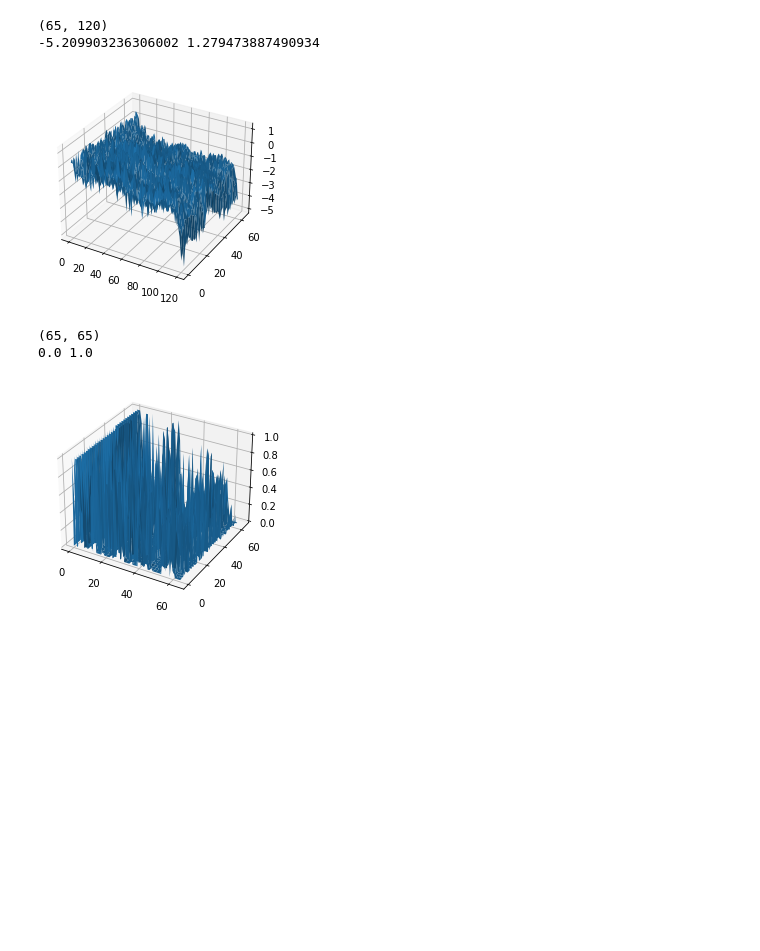
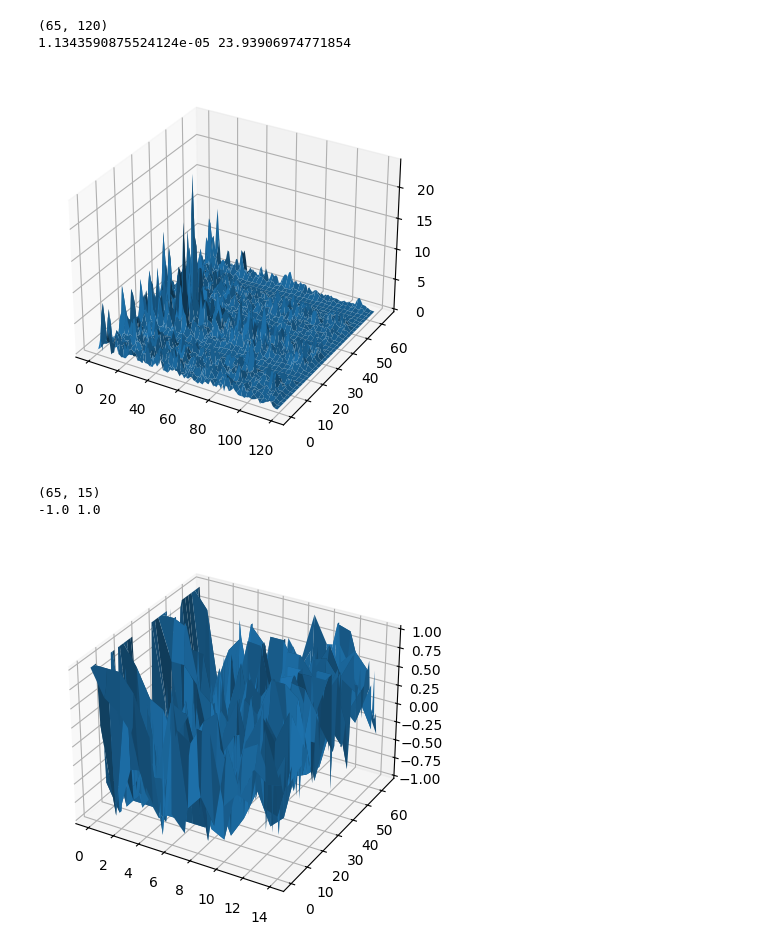
Before and after one commit to vu-a3em/a3em-clustering, a Jupyter notebook: mfcc-testing.ipynb, the cells around one changed output. Drawn from its saved outputs; the diff is of its cells as text; code cells hidden in the pictures; blank space fills up the shorter version.

Commit message:
update mfcc gen and models

```diff
--- a/mfcc-testing.ipynb
+++ b/mfcc-testing.ipynb
@@ -67,39 +12,37 @@ def mfcc_spectrogram(audio, *, fft_size: int, sample_rate: int, mel_filters: int
 # %%
-import dataloader
-import random
-audio, sample_rate = random.choice(random.choice(list(dataloader.get_dataset(1,1).items()))[1]), dataloader.UNIFORM_SAMPLE_RATE
-fft_size = int(30 / 1000 * sample_rate)
+spectrum = np.abs(mfcc.spectrogram(audio, fft_size = fft_size, sample_rate = sample_rate))
+spectrum_mel = mfcc.mfcc_spectrogram(audio, fft_size = fft_size, sample_rate = sample_rate, mel_filters = 32, dct_filters = 16)
 
-spectrum = np.abs(spectrogram(audio, fft_size = fft_size, sample_rate = sample_rate))
-spectrum_mel = mfcc_spectrogram(audio, fft_size = fft_size, sample_rate = sample_rate, mel_filters = 65, dct_filters = 65)
-
-spectrum_mel = np.maximum(spectrum_mel, 0)
-spectrum_mel = np.minimum(spectrum_mel, np.mean(spectrum_mel) + 1 * np.std(spectrum_mel))
-spectrum_mel = spectrum_mel / np.max(spectrum_mel)
+spectrum_mel = spectrum_mel[1:,:]
+m,s = np.mean(spectrum_mel), np.std(spectrum_mel)
+spectrum_mel -= m
+spectrum_mel /= s
+spectrum_mel = np.maximum(spectrum_mel, -1)
+spectrum_mel = np.minimum(spectrum_mel, +1)
 
 def plot3d(spectrum):
     assert len(spectrum.shape) == 2
     fig = plt.figure()
     p = fig.add_subplot(111, projection='3d')
     x, y = np.meshgrid(range(spectrum.shape[1]), range(spectrum.shape[0]))
     p.plot_surface(x, y, spectrum)
     plt.show()
 def show_info(trans):
     print(trans.shape)
     print(np.min(trans), np.max(trans))
     plot3d(trans)
 
-show_info(np.log10(spectrum))
+show_info(spectrum)
 show_info(spectrum_mel.T)
 
 
 # plt.figure(figsize = (5, 5))
 # plt.plot(np.linspace(0, len(audio) / sample_rate, num = len(audio)), audio)
 # plt.imshow(trans, aspect = 'auto', origin = 'lower')
 # %% [output]
 (65, 120)
--5.209903236306002 1.279473887490934
+1.1343590875524124e-05 23.93906974771854
-[figure, old version]
+[figure, new version]
-(65, 65)
-0.0 1.0
+(65, 15)
+-1.0 1.0
-[figure, old version]
+[figure, new version]
```
Also changed, not shown: parts of 3 cells of this notebook, 2 other files.
